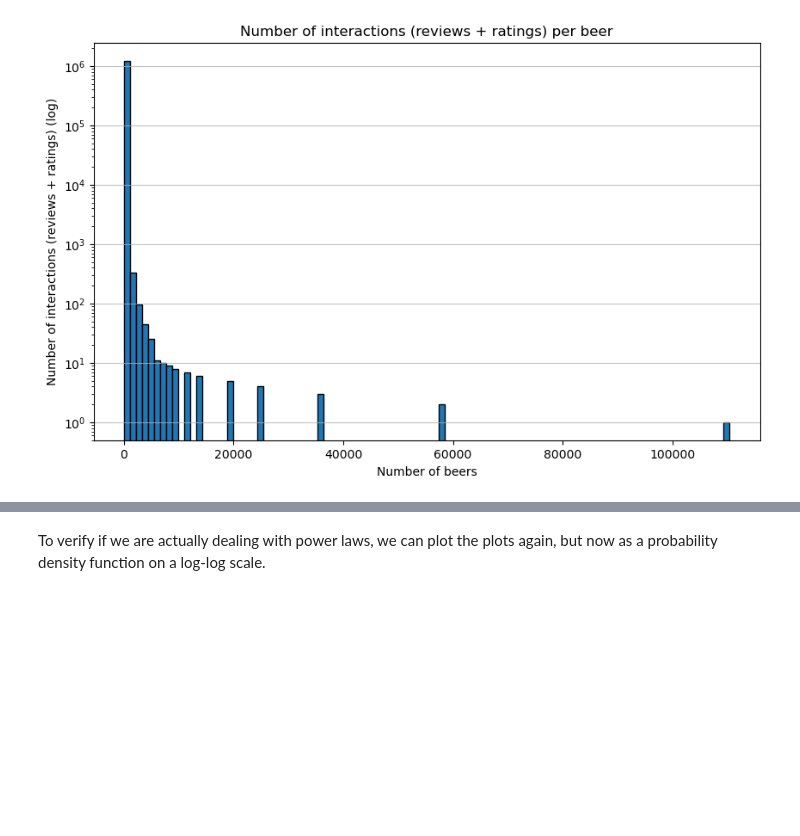
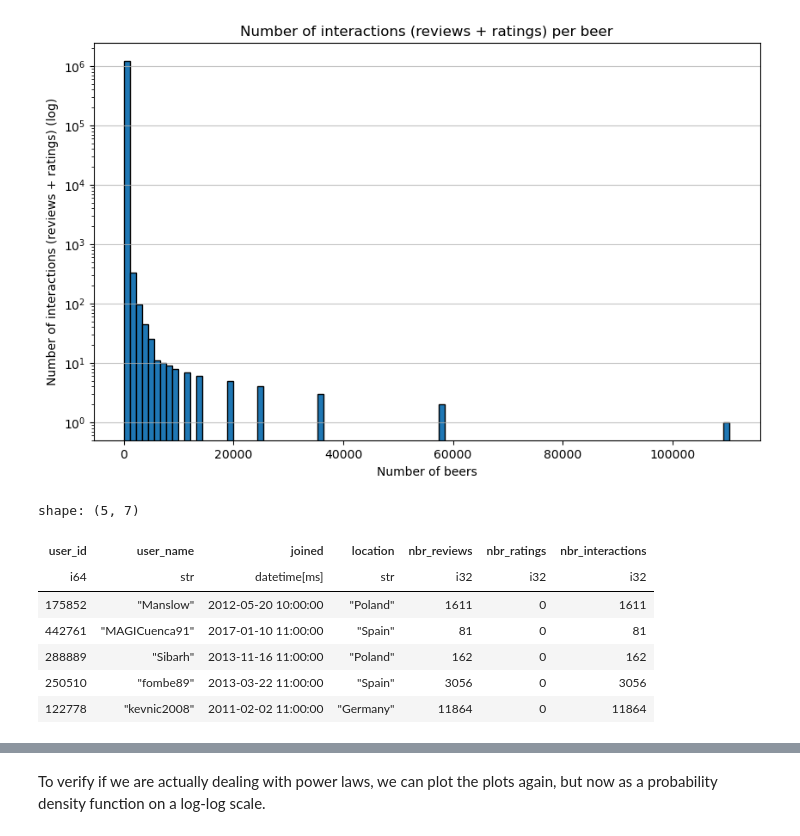
Before and after one commit to epfl-ada/ada-2024-project-sadamasochists, a Jupyter notebook: results.ipynb, the cells around one changed output, grey strips where cells are left out. Drawn from its saved outputs; the diff is of its cells as text; code cells hidden in the pictures; blank space fills up the shorter version.

```diff
--- a/results.ipynb
+++ b/results.ipynb
@@ -438,6 +438,17 @@ plt.ylim(bottom=0.5)
 plt.show()
 # %% [output]
 [figure]
+# %%
+df_users.head()
+# %% [output]
+shape: (5, 7)
+| user_id | user_name | joined | location | nbr_reviews | nbr_ratings | nbr_interactions |
+| i64 | str | datetime[ms] | str | i32 | i32 | i32 |
+| 175852 | "Manslow" | 2012-05-20 10:00:00 | "Poland" | 1611 | 0 | 1611 |
+| 442761 | "MAGICuenca91" | 2017-01-10 11:00:00 | "Spain" | 81 | 0 | 81 |
+| 288889 | "Sibarh" | 2013-11-16 11:00:00 | "Poland" | 162 | 0 | 162 |
+| 250510 | "fombe89" | 2013-03-22 11:00:00 | "Spain" | 3056 | 0 | 3056 |
+| 122778 | "kevnic2008" | 2011-02-02 11:00:00 | "Germany" | 11864 | 0 | 11864 |
 # %%
 # Plot an histogram with the number of reviews for each user
 values = df_users['nbr_interactions'].value_counts()
```
Also changed, not shown: parts of 4 cells of this notebook, 1 other file.
